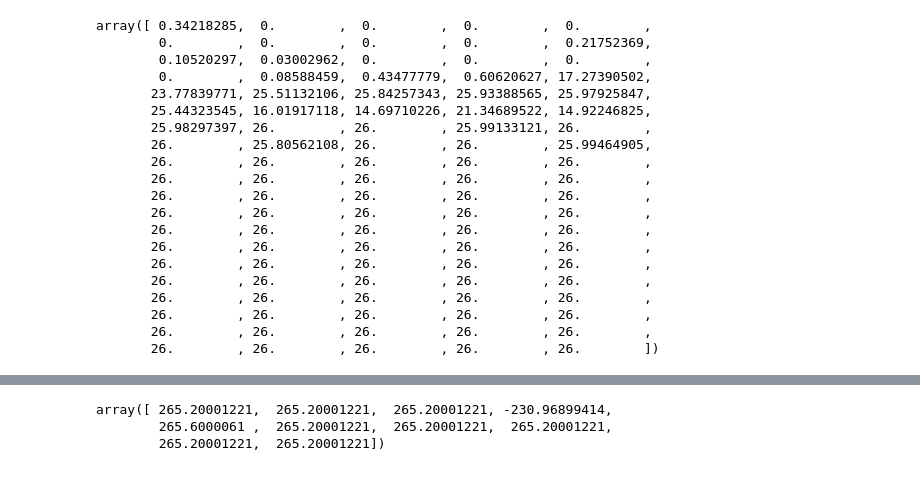
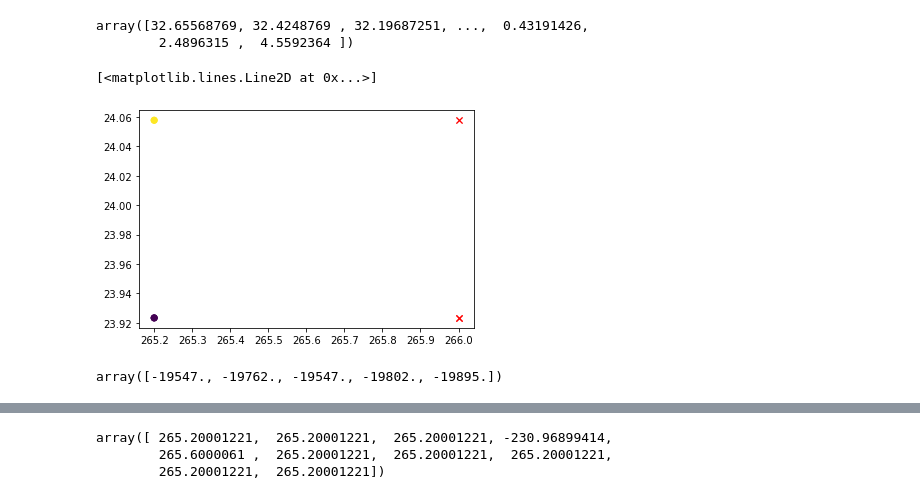
Before and after one commit to livaage/DDPG-for-tracking, a Jupyter notebook: Untitled.ipynb, the cells around one changed output, grey strips where cells are left out. Saved outputs shown, nothing was run; the diff lists cells and outputs as text; code cells hidden in the pictures.

```diff
--- a/Untitled.ipynb
+++ b/Untitled.ipynb
@@ -79,23 +47,15 @@ array([25.7251461 , 25.7128994 , 25.74438708, 25.73017192, 25.71528683,
-# %%
-dr[:100]
-# %% [output]
-array([ 0.34218285,  0.        ,  0.        ,  0.        ,  0.        ,
-        0.        ,  0.        ,  0.        ,  0.        ,  0.21752369,
-        0.10520297,  0.03002962,  0.        ,  0.        ,  0.        ,
-        0.        ,  0.08588459,  0.43477779,  0.60620627, 17.27390502,
-       23.77839771, 25.51132106, 25.84257343, 25.93388565, 25.97925847,
-       25.44323545, 16.01917118, 14.69710226, 21.34689522, 14.92246825,
-       25.98297397, 26.        , 26.        , 25.99133121, 26.        ,
-       26.        , 25.80562108, 26.        , 26.        , 25.99464905,
-       26.        , 26.        , 26.        , 26.        , 26.        ,
-       26.        , 26.        , 26.        , 26.        , 26.        ,
-       26.        , 26.        , 26.        , 26.        , 26.        ,
-       26.        , 26.        , 26.        , 26.        , 26.        ,
-       26.        , 26.        , 26.        , 26.        , 26.        ,
-       26.        , 26.        , 26.        , 26.        , 26.        ,
-       26.        , 26.        , 26.        , 26.        , 26.        ,
-       26.        , 26.        , 26.        , 26.        , 26.        ,
-       26.        , 26.        , 26.        , 26.        , 26.        ,
-       26.        , 26.        , 26.        , 26.        , 26.        ,
-       26.        , 26.        , 26.        , 26.        , 26.        ,
-       26.        , 26.        , 26.        , 26.        , 26.        ])
+# %%
+new_z
+# %% [output]
+array([32.65568769, 32.4248769 , 32.19687251, ...,  0.43191426,
+        2.4896315 ,  4.5592364 ])
+# %%
+plt.scatter(z[-5:], r[-5:], c=pids[-5:])
+plt.plot(new_z[-5:], new_r[-5:], "rx")
+# %% [output]
+[<matplotlib.lines.Line2D at 0x...>]
+[figure, added]
+# %%
+pids[-5:]
+# %% [output]
+array([-19547., -19762., -19547., -19802., -19895.])
```
Also changed, not shown: parts of 21 cells of this notebook, 13 other files.
